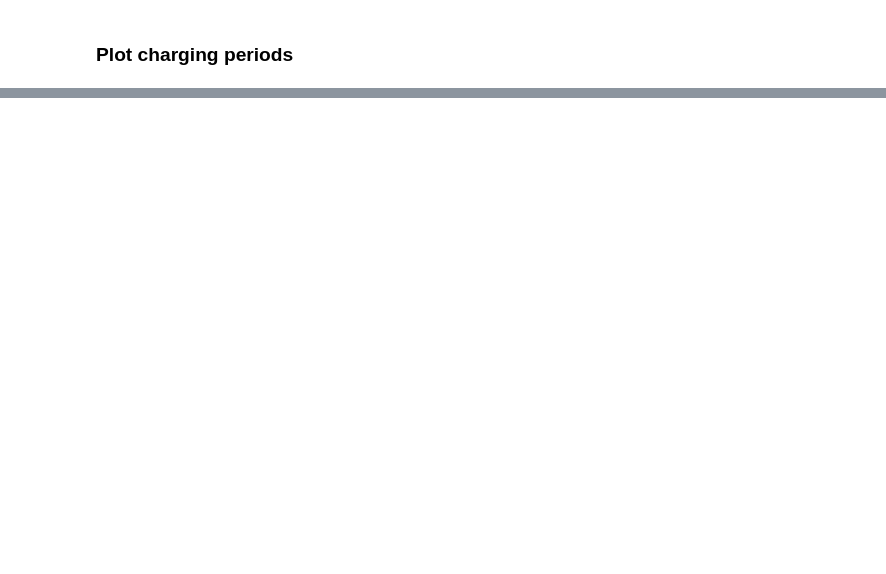
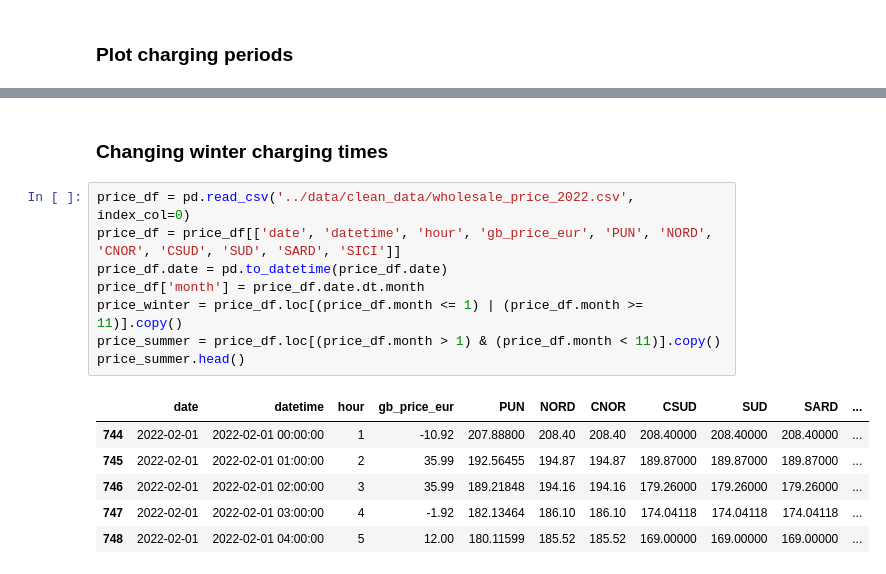
Before and after one commit to asadiceccarelli/italian-wholesale, a Jupyter notebook: scripts/daily_price_profiles.ipynb, the cells around one changed output, grey strips where cells are left out. Cells and saved outputs as stored; diff of their text form; blank space fills up the shorter version.

```diff
--- a/scripts/daily_price_profiles.ipynb
+++ b/scripts/daily_price_profiles.ipynb
@@ -196,3 +218,20 @@ fig.update_layout(
 fig.write_image('../figures/italy-4hr-profile-analysis.jpeg', scale=10, engine='orca')
 fig.write_html('../figures/italy-4hr-profile-analysis.html')
 fig
+# %% [markdown]
+### Changing winter charging times
+# %%
+price_df = pd.read_csv('../data/clean_data/wholesale_price_2022.csv', index_col=0)
+price_df = price_df[['date', 'datetime', 'hour', 'gb_price_eur', 'PUN', 'NORD', 'CNOR', 'CSUD', 'SUD', 'SARD', 'SICI']]
+price_df.date = pd.to_datetime(price_df.date)
+price_df['month'] = price_df.date.dt.month
+price_winter = price_df.loc[(price_df.month <= 1) | (price_df.month >= 11)].copy()
+price_summer = price_df.loc[(price_df.month > 1) & (price_df.month < 11)].copy()
+price_summer.head()
+# %% [output]
+|  | date | datetime | hour | gb_price_eur | PUN | NORD | CNOR | CSUD | SUD | SARD | ... |
+| 744 | 2022-02-01 | 2022-02-01 00:00:00 | 1 | -10.92 | 207.88800 | 208.40 | 208.40 | 208.40000 | 208.40000 | 208.40000 | ... |
+| 745 | 2022-02-01 | 2022-02-01 01:00:00 | 2 | 35.99 | 192.56455 | 194.87 | 194.87 | 189.87000 | 189.87000 | 189.87000 | ... |
+| 746 | 2022-02-01 | 2022-02-01 02:00:00 | 3 | 35.99 | 189.21848 | 194.16 | 194.16 | 179.26000 | 179.26000 | 179.26000 | ... |
+| 747 | 2022-02-01 | 2022-02-01 03:00:00 | 4 | -1.92 | 182.13464 | 186.10 | 186.10 | 174.04118 | 174.04118 | 174.04118 | ... |
+| 748 | 2022-02-01 | 2022-02-01 04:00:00 | 5 | 12.00 | 180.11599 | 185.52 | 185.52 | 169.00000 | 169.00000 | 169.00000 | ... |
```
Also changed, not shown: parts of 19 cells of this notebook, 9 other files.
